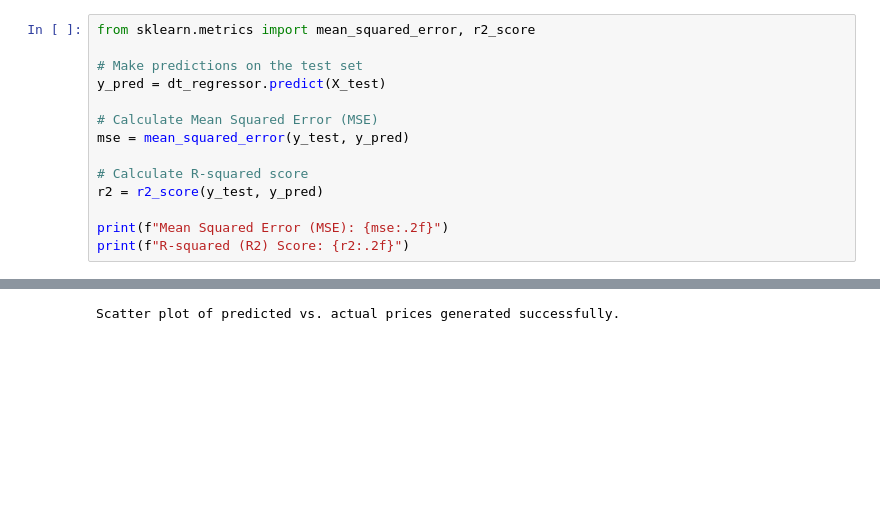
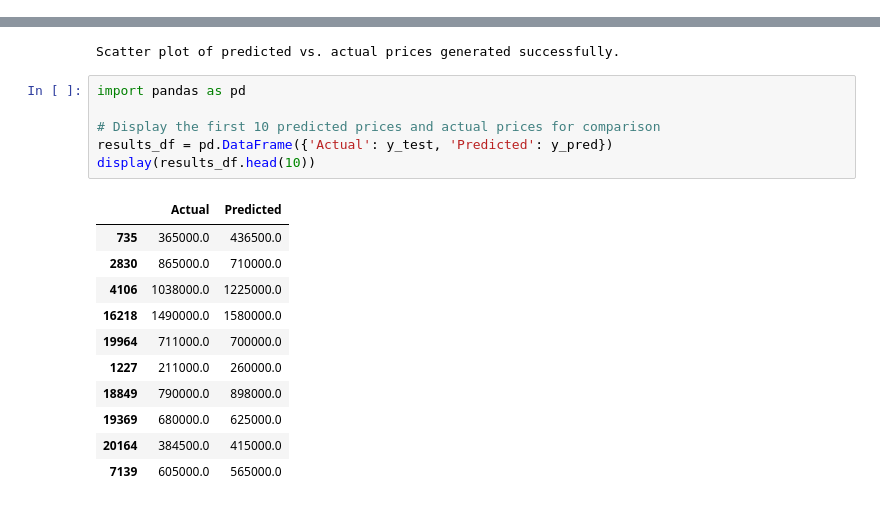
Before and after one commit to Blodreina912/MACHINE-LEARNING-PROJECTS, a Jupyter notebook: ML_ASSIGNMENT_11.ipynb, the cells around one changed output, grey strips where cells are left out. Drawn from its saved outputs; the diff is of its cells as text; blank space fills up the shorter version.

```diff
--- a/ML_ASSIGNMENT_11.ipynb
+++ b/ML_ASSIGNMENT_11.ipynb
@@ -187,14 +40,0 @@ Decision Tree Regressor model initialized and trained successfully.
-# %%
-from sklearn.metrics import mean_squared_error, r2_score
-
-# Make predictions on the test set
-y_pred = dt_regressor.predict(X_test)
-
-# Calculate Mean Squared Error (MSE)
-mse = mean_squared_error(y_test, y_pred)
-
-# Calculate R-squared score
-r2 = r2_score(y_test, y_pred)
-
-print(f"Mean Squared Error (MSE): {mse:.2f}")
-print(f"R-squared (R2) Score: {r2:.2f}")
@@ -249,3 +56,21 @@ print("Scatter plot of predicted vs. actual prices generated successfully.")
 # %% [output]
 [figure]
 Scatter plot of predicted vs. actual prices generated successfully.
+# %%
+import pandas as pd
+
+# Display the first 10 predicted prices and actual prices for comparison
+results_df = pd.DataFrame({'Actual': y_test, 'Predicted': y_pred})
+display(results_df.head(10))
+# %% [output]
+|  | Actual | Predicted |
+| 735 | 365000.0 | 436500.0 |
+| 2830 | 865000.0 | 710000.0 |
+| 4106 | 1038000.0 | 1225000.0 |
+| 16218 | 1490000.0 | 1580000.0 |
+| 19964 | 711000.0 | 700000.0 |
+| 1227 | 211000.0 | 260000.0 |
+| 18849 | 790000.0 | 898000.0 |
+| 19369 | 680000.0 | 625000.0 |
+| 20164 | 384500.0 | 415000.0 |
+| 7139 | 605000.0 | 565000.0 |
```
Also changed, not shown: parts of 23 cells of this notebook.
